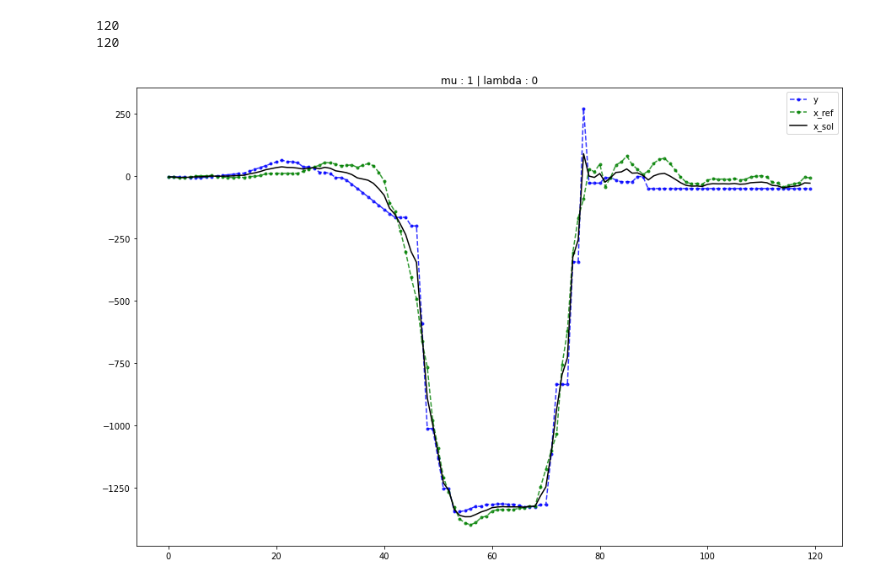
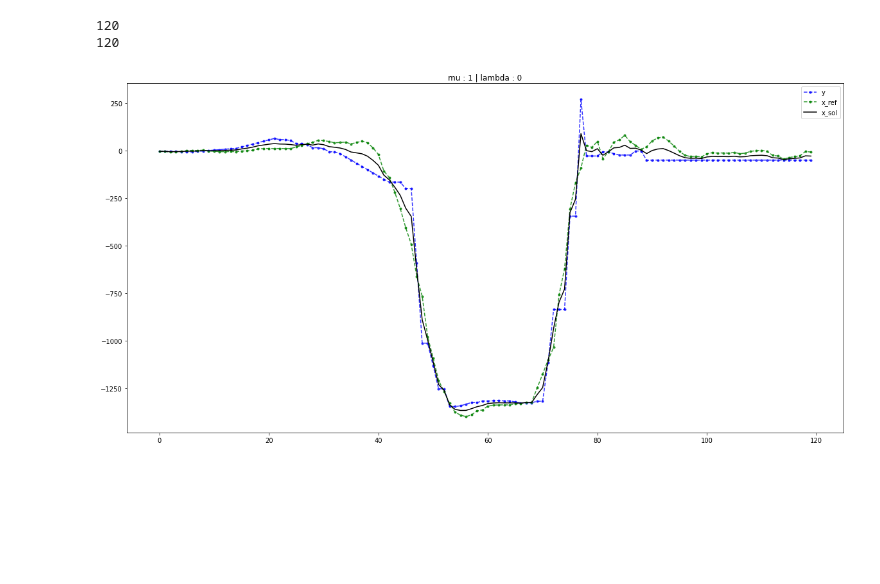
Before and after one commit to libcraps/SkateboardXXX3000, a Jupyter notebook: 01_Python/MovuinoDataHandler/study/interpolation_impainting_with_ref_fig.ipynb, the cells around one changed output. Cells and saved outputs as stored; diff of their text form; code cells hidden in the pictures; blank space fills up the shorter version.

```diff
--- a/01_Python/MovuinoDataHandler/study/interpolation_impainting_with_ref_fig.ipynb
+++ b/01_Python/MovuinoDataHandler/study/interpolation_impainting_with_ref_fig.ipynb
@@ -83,24 +81,26 @@ print(trick_ref.nb_row)
 # %%
 mu = 1
 lamb = 0
+lamb_l1 = 0
+# lamb_l1 = 0
 
 gx_raw = trick.rawData["gy"]*180/np.pi
 gx_ref_raw = trick_ref.rawData["gy"]*180/np.pi
 
 norm_raw = np.linalg.norm(gx_raw)
 norm_ref_raw = np.linalg.norm(gx_ref_raw)
 
 gx_ref_raw = gx_ref_raw/norm_ref_raw*norm_raw
 
-gx_interp = (gx_raw + mu*gx_ref_raw)/(1+lamb+mu)
+gx_interp = (gx_raw + mu*gx_ref_raw)/(1+lamb+mu)-lamb_l1
 
-plt.figure(figsize=(15,10))
+plt.figure(figsize=(20,10))
 plt.plot(gx_raw, "--b",marker="o",markersize=3 ,label="y",alpha=0.8)
 plt.plot(gx_ref_raw, "--g",marker="o",markersize=3,label="x_ref",alpha=0.8)
 plt.plot(gx_interp, color="black",label="x_sol")
 plt.title(f"mu : {mu} | lambda : {lamb}")
 plt.legend(
 )
 plt.show()
 # %% [output]
-[figure, old version]
+[figure, new version]
```
Also changed, not shown: parts of 2 cells of this notebook, 9 other files.
